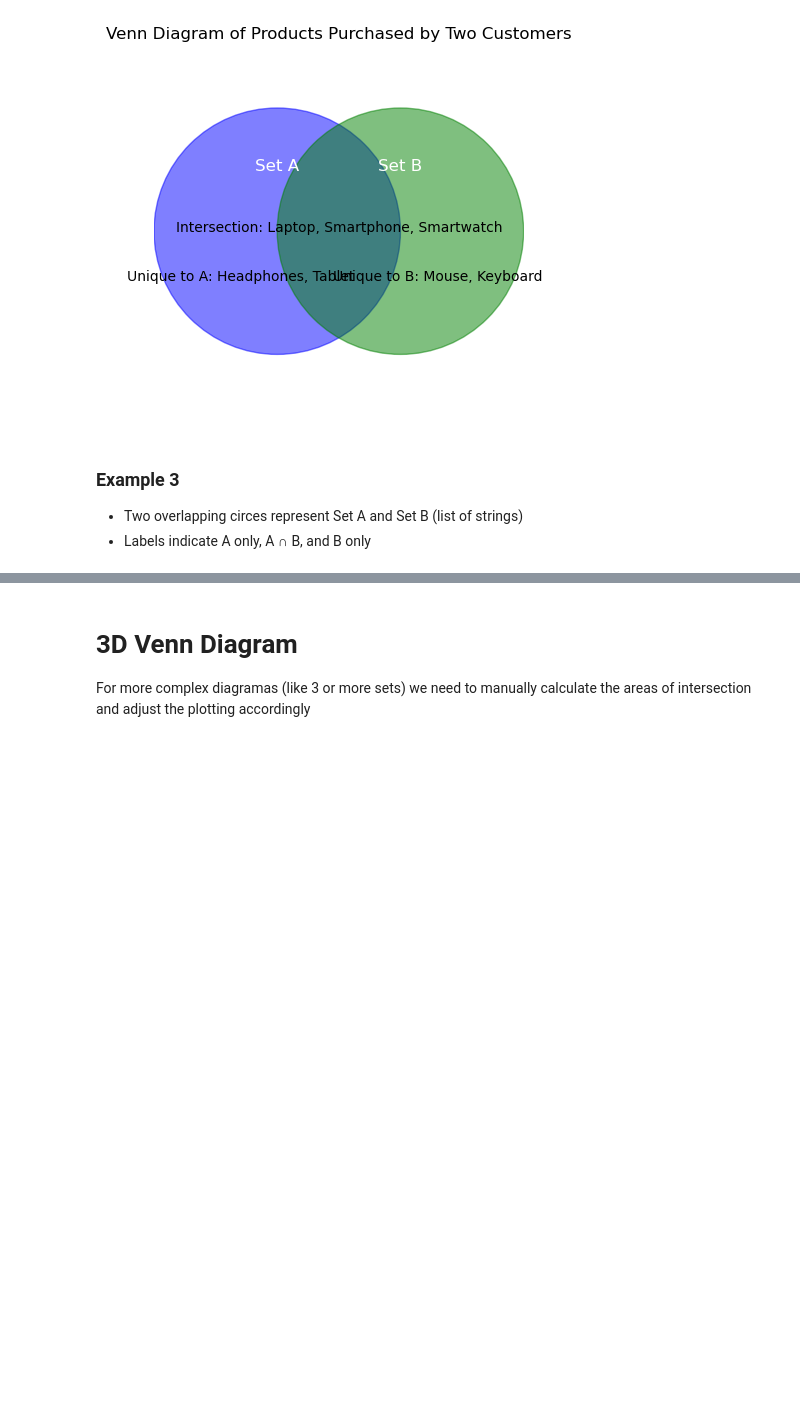
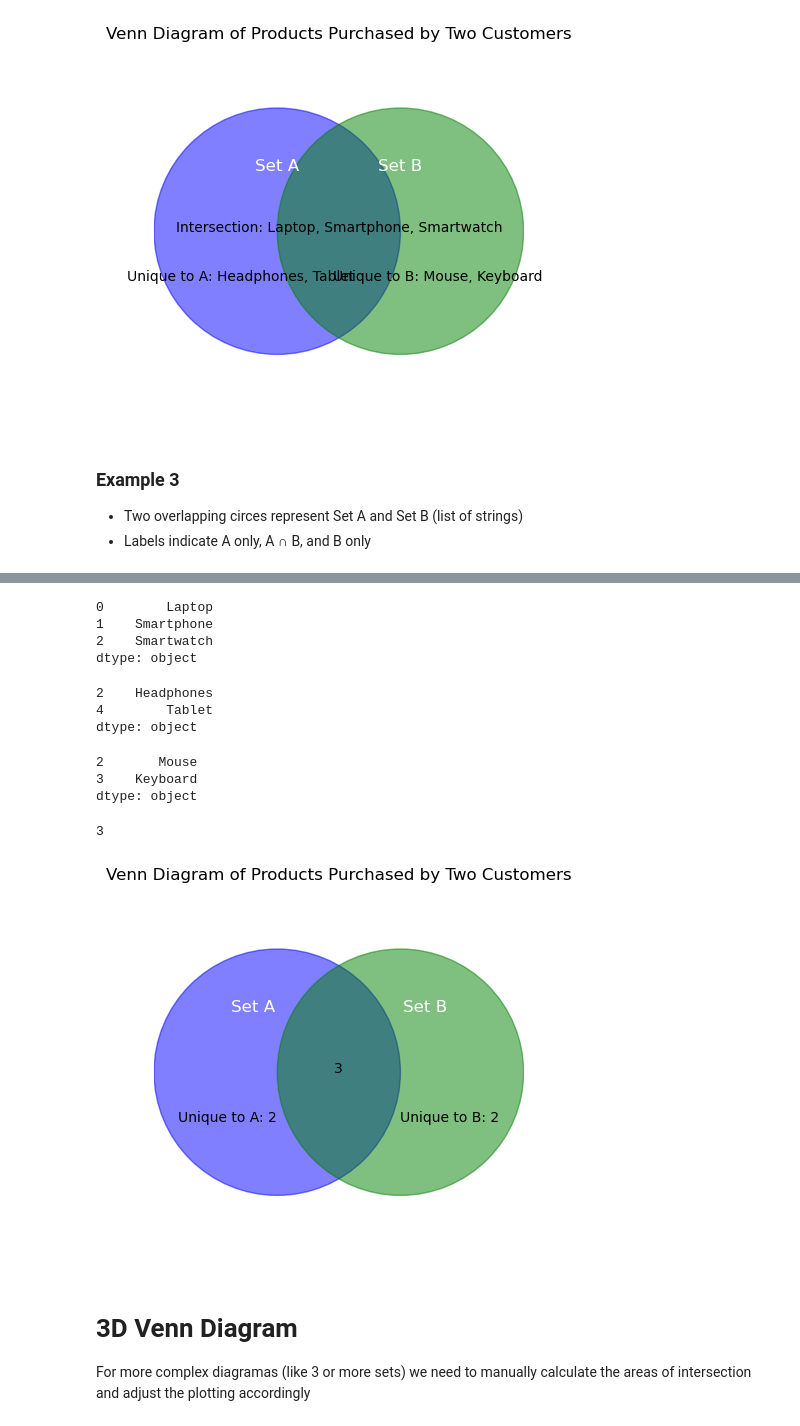
Before and after one commit to rosa-lpz/python, a Jupyter notebook: matplotlib/venn-diagram/only_matplotlib.ipynb, the cells around one changed output, grey strips where cells are left out. Drawn from its saved outputs; the diff is of its cells as text; code cells hidden in the pictures; blank space fills up the shorter version.

Commit message:
matplotlib_bar-charts and venn-diagram
edited files
- bar-charts.ipynb
-only_matplotlib.ipynb

```diff
--- a/matplotlib/venn-diagram/only_matplotlib.ipynb
+++ b/matplotlib/venn-diagram/only_matplotlib.ipynb
@@ -136,3 +156,64 @@ unique_b = pd.Series(set_b[~set_b.isin(set_a)])  # Products unique to Set B
+# %%
+intersection
+# %% [output]
+0        Laptop
+1    Smartphone
+2    Smartwatch
+dtype: object
+# %%
+unique_a
+# %% [output]
+2    Headphones
+4        Tablet
+dtype: object
+# %%
+unique_b
+# %% [output]
+2       Mouse
+3    Keyboard
+dtype: object
+# %%
+intersection.count()
+# %% [output]
+3
+# %%
+# Venn diagram using only Matplotlib -----
+
+# Create a figure and axis
+fig, ax = plt.subplots()
+
+# Create two circles (for two sets)
+circle1 = plt.Circle((-0.5, 0), 1, color='blue', alpha=0.5, label='Set A (Customer 1)')
+circle2 = plt.Circle((0.5, 0), 1, color='green', alpha=0.5, label='Set B (Customer 2)')
+
+# Add circles to the plot
+ax.add_artist(circle1)
+ax.add_artist(circle2)
+
+# Set aspect ratio to be equal, so circles are not distorted
+ax.set_aspect('equal')
+
+# Set limits and remove axes for clarity
+ax.set_xlim(-1.5, 1.5)
+ax.set_ylim(-1.5, 1.5)
+ax.axis('off')  # Hide axes
+
+# Add text to represent the sets and their intersection
+ax.text(-0.7, 0.5, 'Set A', fontsize=12, color='white', ha='center')
+ax.text(0.7, 0.5, 'Set B', fontsize=12, color='white', ha='center')
+
+# Add the intersection and unique elements text
+ax.text(0, 0, f"{intersection.count()}", fontsize=10, color='black', ha='center')
+ax.text(-0.9, -0.4, f'Unique to A: {unique_a.count()}', fontsize=10, color='black', ha='center')
+ax.text(0.9, -0.4, f'Unique to B: {unique_b.count()}', fontsize=10, color='black', ha='center')
+
+# Title of the Venn diagram
+plt.title('Venn Diagram of Products Purchased by Two Customers')
+
+# Show the plot
+plt.show()
+# %% [output]
+[figure, added]
 # %% [markdown]
 # 3D Venn Diagram
 For more complex diagramas (like 3 or more sets) we need to manually calculate the areas of intersection and adjust the plotting accordingly
```
Also changed, not shown: parts of 6 cells of this notebook.
